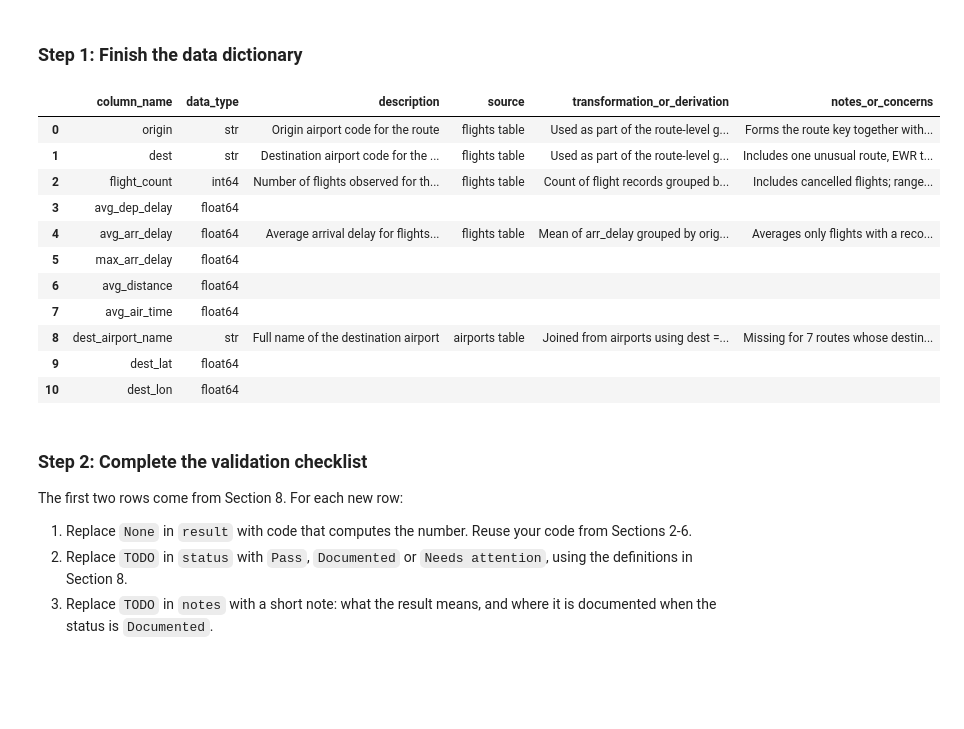
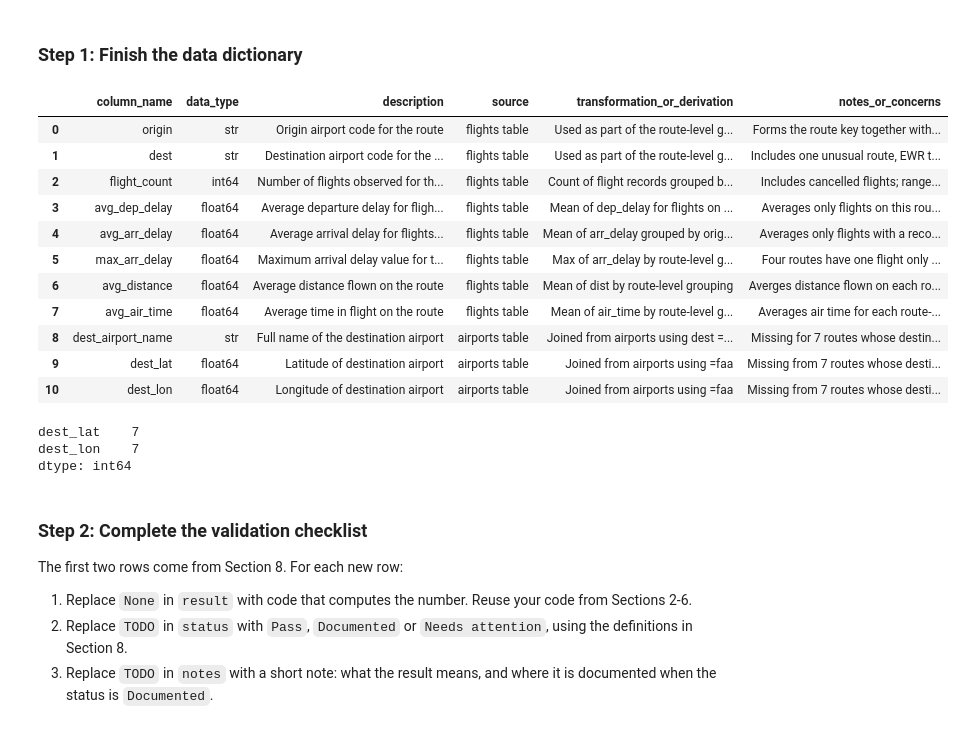
Before and after one commit to acruz-utsa/ban6003-week-11-abt-documentation-aliciacruz, a Jupyter notebook: notebooks/module11_abt_documentation_guided_lab.ipynb, the cells around one changed output. Drawn from its saved outputs; the diff is of its cells as text; code cells hidden in the pictures; blank space fills up the shorter version.

```diff
--- a/notebooks/module11_abt_documentation_guided_lab.ipynb
+++ b/notebooks/module11_abt_documentation_guided_lab.ipynb
@@ -556,7 +556,7 @@ In the offline assignment you will complete the dictionary rows for the five ABT
 # Your Turn 5 - document the ABT column avg_dep_delay (one dictionary row).
 # Replace the four empty strings, in the order of doc_fields, then run the cell.
 your_turn_entries = {
-    "avg_dep_delay": ["", "", "", ""],
+    "avg_dep_delay": ["Average departure delay for flights on the route", "flights table", "Mean of dep_delay for flights on this route with departure delays", "Averages only flights on this route with a recorded departure delay."],
 }
 
 for abt_column, values in your_turn_entries.items():
@@ -671,31 +673,37 @@ An analyst on another team will use the route ABT next week and cannot ask you t
 # %%
 # Offline Assignment, step 1 - document the five remaining ABT columns.
 # Replace the empty strings, four values per column in the order of doc_fields, then run the cell.
 remaining_entries = {
-    "max_arr_delay": ["", "", "", ""],
-    "avg_distance": ["", "", "", ""],
-    "avg_air_time": ["", "", "", ""],
-    "dest_lat": ["", "", "", ""],
-    "dest_lon": ["", "", "", ""],
+    "max_arr_delay": ["Maximum arrival delay value for the route", "flights table", "Max of arr_delay by route-level grouping", "Four routes have one flight only that have negative max arrival delay values."],
+    "avg_distance": ["Average distance flown on the route", "flights table", "Mean of dist by route-level grouping", "Averges distance flown on each route-level grouping, excluding any missing values"],
+    "avg_air_time": ["Average time in flight on the route", "flights table", "Mean of air_time by route-level grouping", "Averages air time for each route-level grouping, excluding any missing values"],
+    "dest_lat": ["Latitude of destination airport", "airports table", "Joined from airports using =faa", "Missing from 7 routes whose destination airports are missing from the airports table"],
+    "dest_lon": ["Longitude of destination airport", "airports table", "Joined from airports using =faa", "Missing from 7 routes whose destination airports are missing from the airports table"],
 }
 
 for abt_column, values in remaining_entries.items():
     data_dictionary.loc[data_dictionary["column_name"] == abt_column, doc_fields] = values
 
 data_dictionary
 # %% [output]
 |  | column_name | data_type | description | source | transformation_or_derivation | notes_or_concerns |
 | 0 | origin | str | Origin airport code for the route | flights table | Used as part of the route-level g... | Forms the route key together with... |
 | 1 | dest | str | Destination airport code for the ... | flights table | Used as part of the route-level g... | Includes one unusual route, EWR t... |
 | 2 | flight_count | int64 | Number of flights observed for th... | flights table | Count of flight records grouped b... | Includes cancelled flights; range... |
-| 3 | avg_dep_delay | float64 |  |  |  |  |
+| 3 | avg_dep_delay | float64 | Average departure delay for fligh... | flights table | Mean of dep_delay for flights on ... | Averages only flights on this rou... |
 | 4 | avg_arr_delay | float64 | Average arrival delay for flights... | flights table | Mean of arr_delay grouped by orig... | Averages only flights with a reco... |
-| 5 | max_arr_delay | float64 |  |  |  |  |
-| 6 | avg_distance | float64 |  |  |  |  |
-| 7 | avg_air_time | float64 |  |  |  |  |
+| 5 | max_arr_delay | float64 | Maximum arrival delay value for t... | flights table | Max of arr_delay by route-level g... | Four routes have one flight only ... |
+| 6 | avg_distance | float64 | Average distance flown on the route | flights table | Mean of dist by route-level grouping | Averges distance flown on each ro... |
+| 7 | avg_air_time | float64 | Average time in flight on the route | flights table | Mean of air_time by route-level g... | Averages air time for each route-... |
 | 8 | dest_airport_name | str | Full name of the destination airport | airports table | Joined from airports using dest =... | Missing for 7 routes whose destin... |
-| 9 | dest_lat | float64 |  |  |  |  |
-| 10 | dest_lon | float64 |  |  |  |  |
+| 9 | dest_lat | float64 | Latitude of destination airport | airports table | Joined from airports using =faa | Missing from 7 routes whose desti... |
+| 10 | dest_lon | float64 | Longitude of destination airport | airports table | Joined from airports using =faa | Missing from 7 routes whose desti... |
+# %%
+route_abt[["dest_lat", "dest_lon"]].isna().sum()
+# %% [output]
+dest_lat    7
+dest_lon    7
+dtype: int64
 # %% [markdown]
 ### Step 2: Complete the validation checklist
 
```
Also changed, not shown: parts of 7 cells of this notebook, 3 other files.
